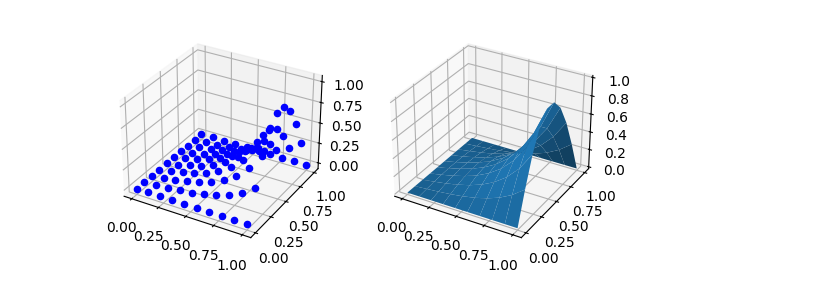
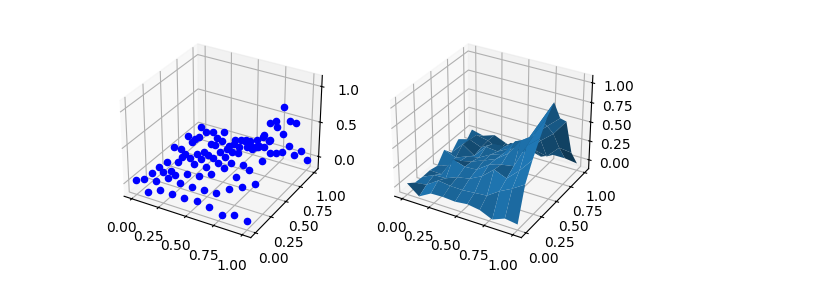
Before and after one commit to Atreus91/PINNs, a Jupyter notebook: main.ipynb, the cells around one changed output. Saved outputs shown, nothing was run; the diff lists cells and outputs as text; code cells hidden in the pictures.

```diff
--- a/main.ipynb
+++ b/main.ipynb
@@ -1,23 +1,32 @@
 # %%
 import numpy as np
 import matplotlib.pyplot as plt
 
 points = np.load('points.npy')
 
 X = points[:, 0].reshape(10, 10)
 Y = points[:, 1].reshape(10, 10)
 Z = points[:, 2].reshape(10, 10)
 
 Z /= np.max(Z)
 
+# Paramètres du bruit
+noise_level = 0.05  # Amplitude du bruit (5% du signal)
+
+# Génération du bruit gaussien
+noise = noise_level * np.random.randn(*Z.shape)
+
+# Ajout du bruit aux valeurs de Z
+Z_noisy = Z + noise
+
 fig, axs = plt.subplots(1, 2, subplot_kw={'projection': '3d'})
 
 for i in range(X.shape[0]):
     for j in range(X.shape[1]):
-        axs[0].scatter(X[i, j], Y[i, j], Z[i, j], color='b')
+        axs[0].scatter(X[i, j], Y[i, j], Z_noisy[i, j], color='b')
 
 
-axs[1].plot_surface(X, Y, Z)
+axs[1].plot_surface(X, Y, Z_noisy)
 plt.show()
 # %% [output]
-[figure, old version]
+[figure, new version]
```
Also changed, not shown: parts of 5 cells of this notebook, 2 other files.
